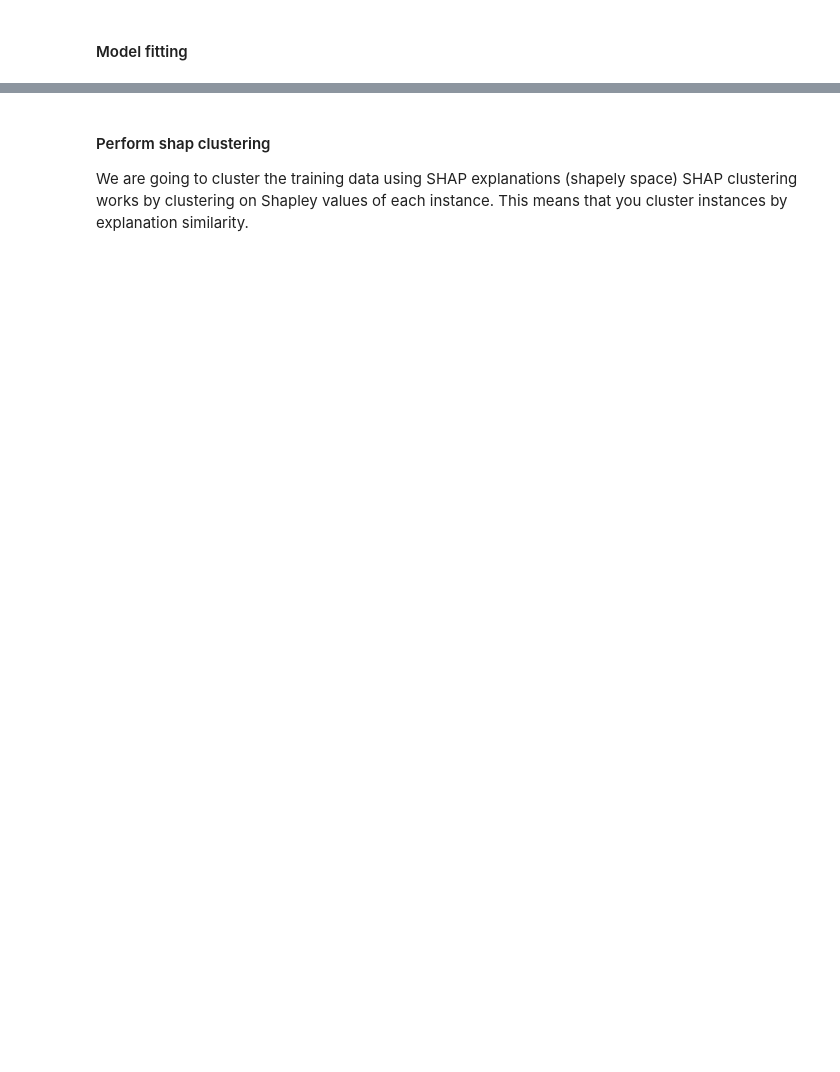
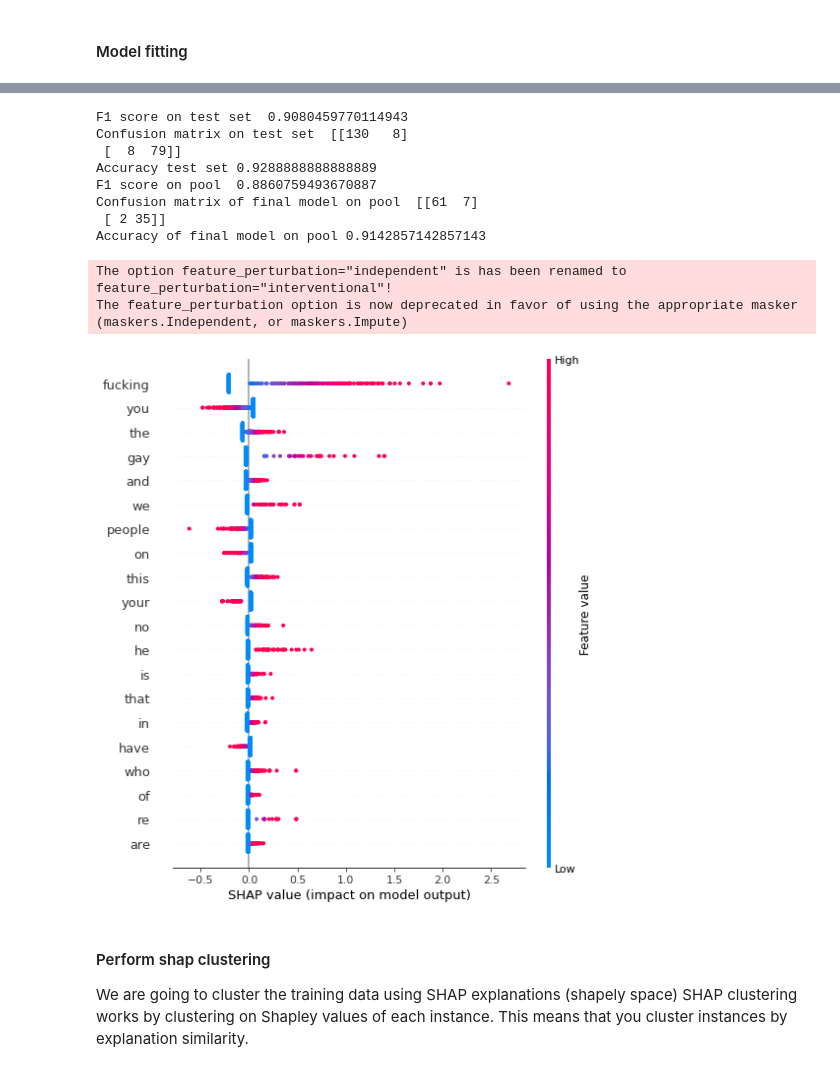
Before and after one commit to sahithyaravi/explainableML, a Jupyter notebook: notebooks/guided_training-tutorial.ipynb, the cells around one changed output, grey strips where cells are left out. Saved outputs shown, nothing was run; the diff lists cells and outputs as text; code cells hidden in the pictures; blank space fills up the shorter version.

```diff
--- a/notebooks/guided_training-tutorial.ipynb
+++ b/notebooks/guided_training-tutorial.ipynb
@@ -47,6 +47,6 @@ pd.set_option('display.max_colwidth', 1000)
 # %% [markdown]
 #### View dataset
 # %%
-df = pd.read_csv('datasets/davidson_dataset.csv') # substitute other datasets in similar format
+df = pd.read_csv('datasets/gao_dataset.csv') # substitute other datasets in similar format
 print(df.shape)
 df.head(10)
@@ -63,6 +79,13 @@ df["label"].hist()
   10% pool
   10% individual
 # %%
-t = Trainer(dataset_name="davidson") # the name which you want for the tables in the database
-df_train, df_test, df_pool, df_individual = t.train_test_pool_split(df)
+dataset = 'gao_dataset'
+t = Trainer(dataset_name=dataset) # the name which you want for the tables in the database
+df_train, df_test, df_pool, df_individual = t.train_test_pool_split(df,
+                                                                    train_frac=0.6,
+                                                                    test_frac=0.2,
+                                                                    pool_frac=0.1,
+                                                                    unguided='different',
+                                                                    stratify=False,
+                                                                    )
 df_train.shape, df_test.shape, df_pool.shape, df_individual.shape
@@ -69,5 +105,5 @@ df_train.shape, df_test.shape, df_pool.shape, df_individual.shape
 # %% [markdown]
 #### Model fitting
 # %%
-learner = GuidedLearner(df_train, df_test, df_pool, df_individual, 'davidson', 1)
+learner = GuidedLearner(df_train, df_test, df_pool, df_individual, dataset, 1)
 tfid, x_train, x_test, x_pool, y_train, y_test, y_pool = learner.tfid_fit()
@@ -74,5 +120,17 @@ tfid, x_train, x_test, x_pool, y_train, y_test, y_pool = learner.tfid_fit()
 # %%
-model, explainer = learner.grid_search_fit_svc(c=[1])
+model, explainer = learner.grid_search_fit_svc(c=[0.8, 1])
+# %% [output]
+F1 score on test set  0.9080459770114943
+Confusion matrix on test set  [[130   8]
+ [  8  79]]
+Accuracy test set 0.9288888888888889
+F1 score on pool  0.8860759493670887
+Confusion matrix of final model on pool  [[61  7]
+ [ 2 35]]
+Accuracy of final model on pool 0.9142857142857143
+The option feature_perturbation="independent" is has been renamed to feature_perturbation="interventional"!
+The feature_perturbation option is now deprecated in favor of using the appropriate masker (maskers.Independent, or maskers.Impute)
+[figure, added]
 # %% [markdown]
 #### Perform shap clustering
 We are going to cluster the training data using SHAP explanations (shapely space)
```
Also changed, not shown: parts of 13 cells of this notebook, 2 other files.
